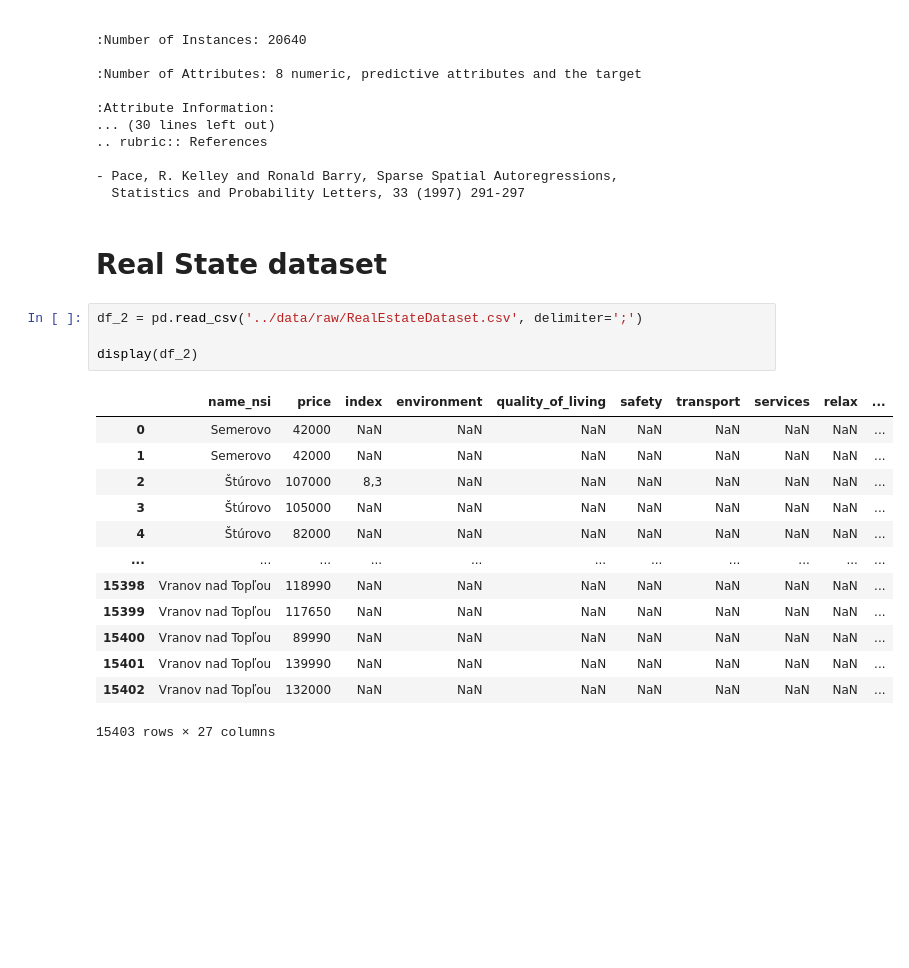
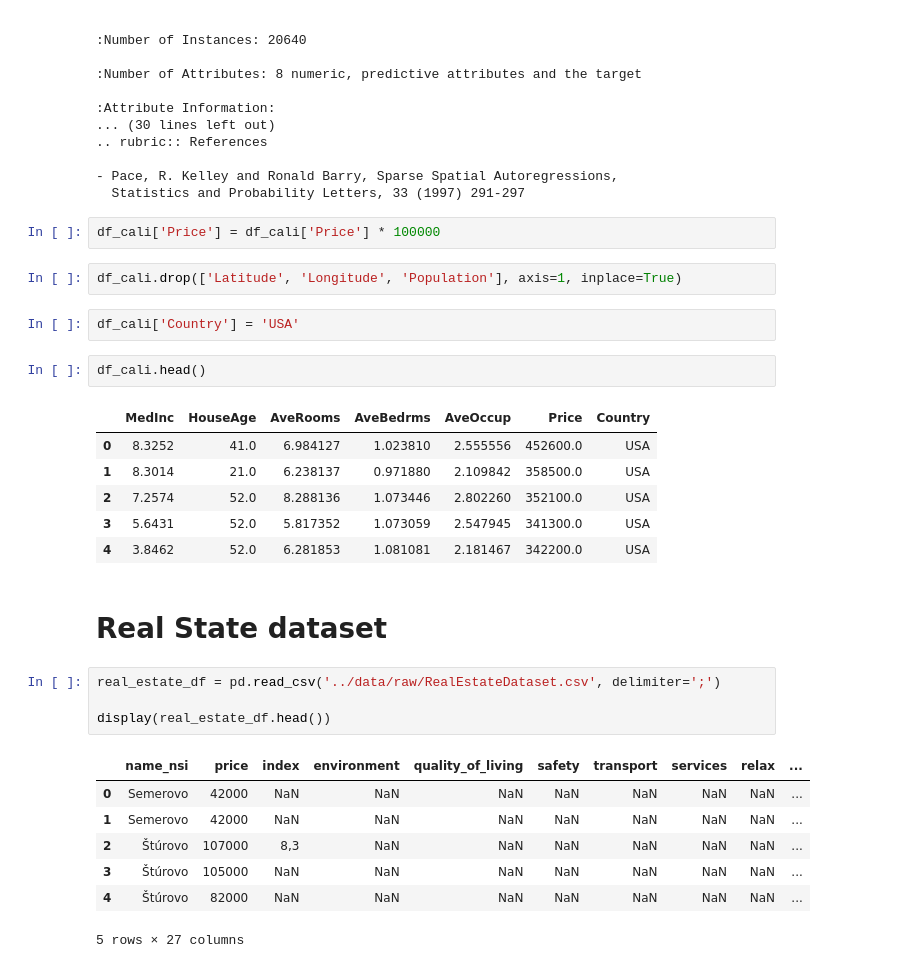
Before and after one commit to PaolaGaray/RealState, a Jupyter notebook: notebooks/data_wrangling.ipynb, the cells around one changed output. Cells and saved outputs as stored; diff of their text form; blank space fills up the shorter version.

```diff
--- a/notebooks/data_wrangling.ipynb
+++ b/notebooks/data_wrangling.ipynb
@@ -44,24 +39,33 @@ California Housing dataset
 
 - Pace, R. Kelley and Ronald Barry, Sparse Spatial Autoregressions,
   Statistics and Probability Letters, 33 (1997) 291-297
+# %%
+df_cali['Price'] = df_cali['Price'] * 100000
+# %%
+df_cali.drop(['Latitude', 'Longitude', 'Population'], axis=1, inplace=True)
+# %%
+df_cali['Country'] = 'USA'
+# %%
+df_cali.head()
+# %% [output]
+|  | MedInc | HouseAge | AveRooms | AveBedrms | AveOccup | Price | Country |
+| 0 | 8.3252 | 41.0 | 6.984127 | 1.023810 | 2.555556 | 452600.0 | USA |
+| 1 | 8.3014 | 21.0 | 6.238137 | 0.971880 | 2.109842 | 358500.0 | USA |
+| 2 | 7.2574 | 52.0 | 8.288136 | 1.073446 | 2.802260 | 352100.0 | USA |
+| 3 | 5.6431 | 52.0 | 5.817352 | 1.073059 | 2.547945 | 341300.0 | USA |
+| 4 | 3.8462 | 52.0 | 6.281853 | 1.081081 | 2.181467 | 342200.0 | USA |
 # %% [markdown]
 # Real State dataset
 # %%
-df_2 = pd.read_csv('../data/raw/RealEstateDataset.csv', delimiter=';')
+real_estate_df = pd.read_csv('../data/raw/RealEstateDataset.csv', delimiter=';')
 
-display(df_2)
+display(real_estate_df.head())
 # %% [output]
 |  | name_nsi | price | index | environment | quality_of_living | safety | transport | services | relax | ... |
 | 0 | Semerovo | 42000 | NaN | NaN | NaN | NaN | NaN | NaN | NaN | ... |
 | 1 | Semerovo | 42000 | NaN | NaN | NaN | NaN | NaN | NaN | NaN | ... |
 | 2 | Štúrovo | 107000 | 8,3 | NaN | NaN | NaN | NaN | NaN | NaN | ... |
 | 3 | Štúrovo | 105000 | NaN | NaN | NaN | NaN | NaN | NaN | NaN | ... |
 | 4 | Štúrovo | 82000 | NaN | NaN | NaN | NaN | NaN | NaN | NaN | ... |
-| ... | ... | ... | ... | ... | ... | ... | ... | ... | ... | ... |
-| 15398 | Vranov nad Topľou | 118990 | NaN | NaN | NaN | NaN | NaN | NaN | NaN | ... |
-| 15399 | Vranov nad Topľou | 117650 | NaN | NaN | NaN | NaN | NaN | NaN | NaN | ... |
-| 15400 | Vranov nad Topľou | 89990 | NaN | NaN | NaN | NaN | NaN | NaN | NaN | ... |
-| 15401 | Vranov nad Topľou | 139990 | NaN | NaN | NaN | NaN | NaN | NaN | NaN | ... |
-| 15402 | Vranov nad Topľou | 132000 | NaN | NaN | NaN | NaN | NaN | NaN | NaN | ... |
-15403 rows × 27 columns
+5 rows × 27 columns
 # %%
```
Also changed, not shown: parts of 41 cells of this notebook.
